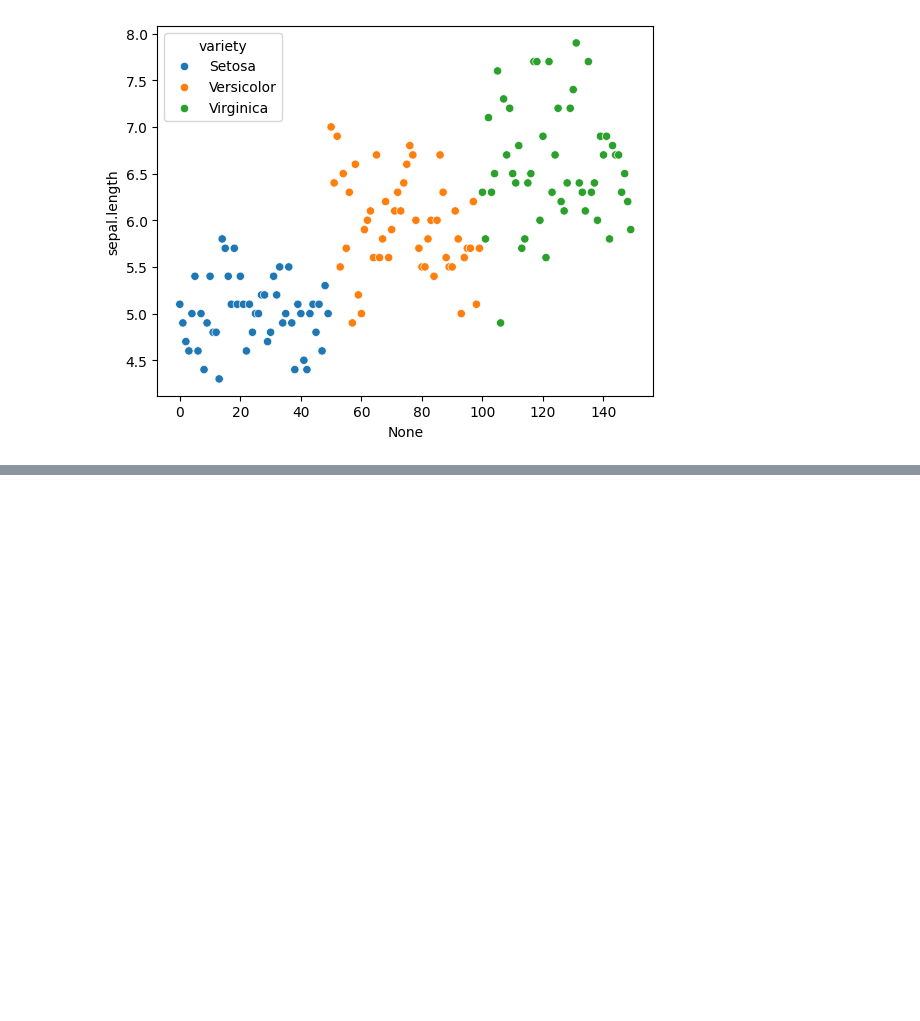
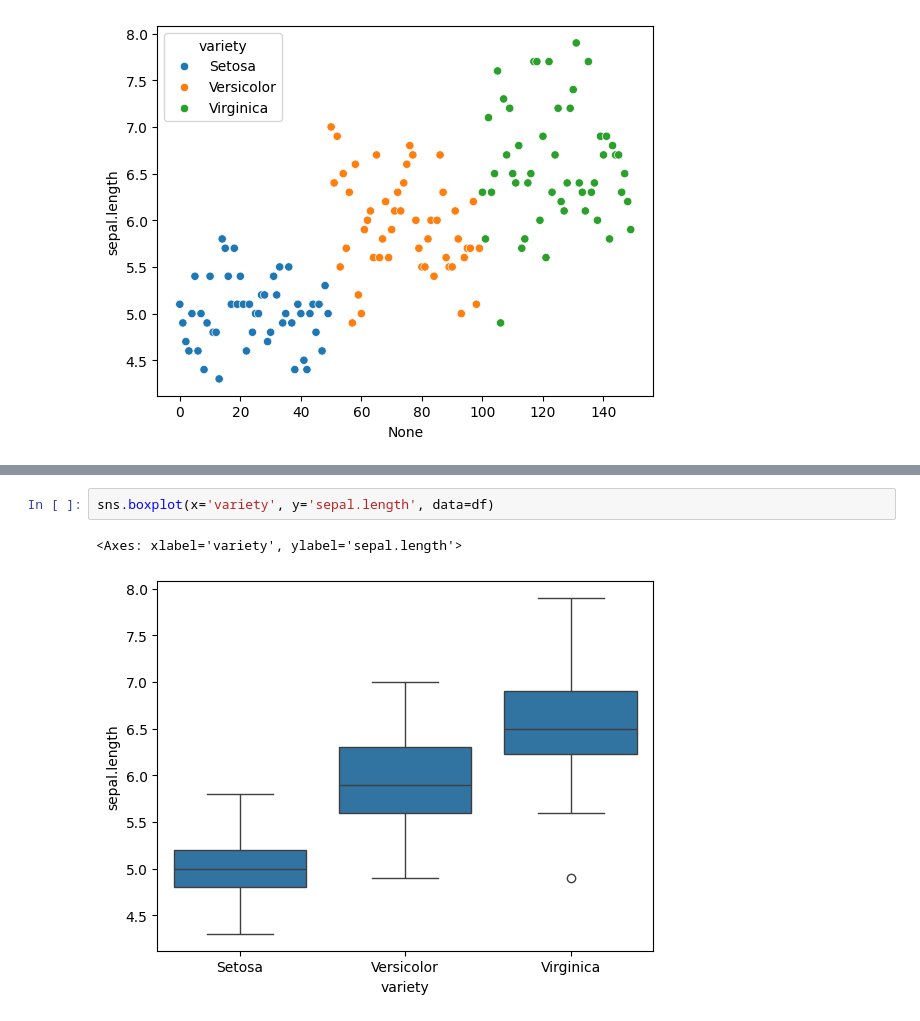
Before and after one commit to samwanyua/Python-Machine-Learning-Tutorial, a Jupyter notebook: Python_for_data_science/notebook.ipynb, the cells around one changed output, grey strips where cells are left out. Drawn from its saved outputs; the diff is of its cells as text; blank space fills up the shorter version.

```diff
--- a/Python_for_data_science/notebook.ipynb
+++ b/Python_for_data_science/notebook.ipynb
@@ -252,0 +273,5 @@ sns.scatterplot(x=x_axis, y=y_axis, hue=df['variety'])
+# %%
+sns.boxplot(x='variety', y='sepal.length', data=df)
+# %% [output]
+<Axes: xlabel='variety', ylabel='sepal.length'>
+[figure, added]
```
Also changed, not shown: parts of 5 cells of this notebook.
